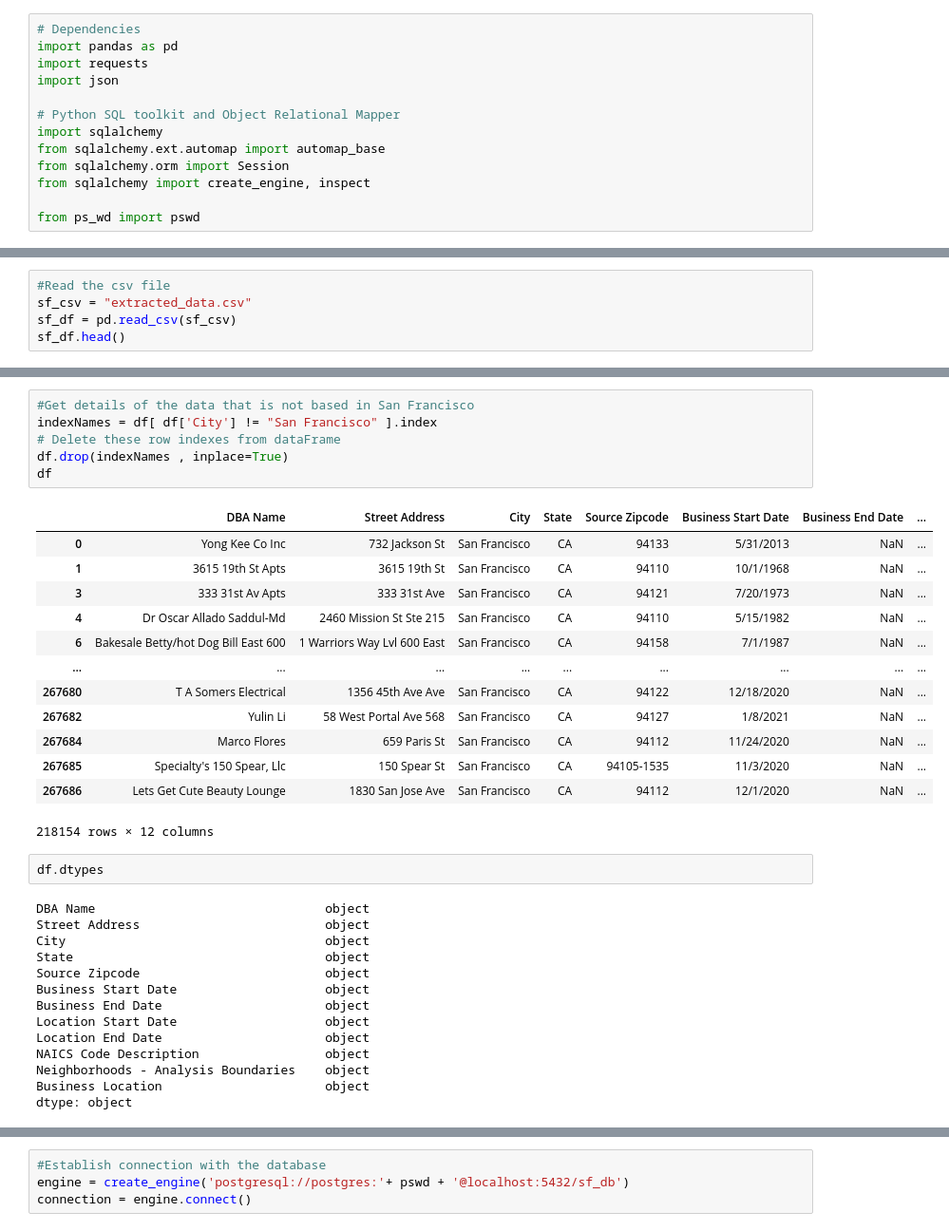
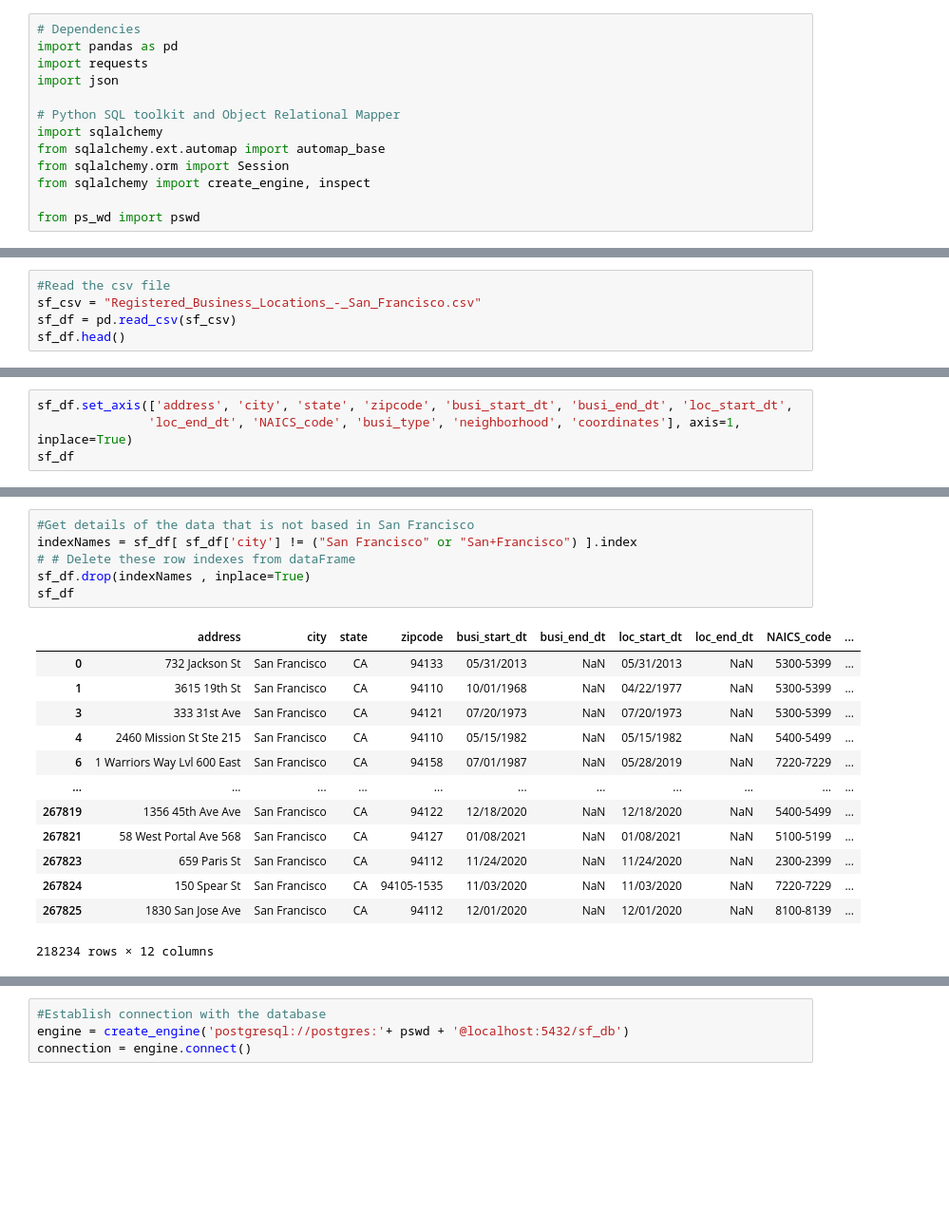
Before and after one commit to katrinan029/project-shutdown, a Jupyter notebook: flask_app/database.ipynb, the cells around one changed output, grey strips where cells are left out. Shown at 95% size. Saved outputs shown, nothing was run; the diff lists cells and outputs as text; blank space fills up the shorter version.

```diff
--- a/flask_app/database.ipynb
+++ b/flask_app/database.ipynb
@@ -42,6 +24,6 @@ print(json.dumps(sf_data, indent=4, sort_keys=True))
 # %%
 #Read the csv file
-sf_csv = "extracted_data.csv"
+sf_csv = "Registered_Business_Locations_-_San_Francisco.csv"
 sf_df = pd.read_csv(sf_csv)
 sf_df.head()
 # %% [output]
@@ -80,0 +65,4 @@ df
+# %%
+sf_df.set_axis(['address', 'city', 'state', 'zipcode', 'busi_start_dt', 'busi_end_dt', 'loc_start_dt',
+               'loc_end_dt', 'NAICS_code', 'busi_type', 'neighborhood', 'coordinates'], axis=1, inplace=True)
+sf_df
@@ -81,36 +83,20 @@ df
 # %%
 #Get details of the data that is not based in San Francisco
-indexNames = df[ df['City'] != "San Francisco" ].index
-# Delete these row indexes from dataFrame
-df.drop(indexNames , inplace=True)
-df
+indexNames = sf_df[ sf_df['city'] != ("San Francisco" or "San+Francisco") ].index
+# # Delete these row indexes from dataFrame
+sf_df.drop(indexNames , inplace=True)
+sf_df
 # %% [output]
-|  | DBA Name | Street Address | City | State | Source Zipcode | Business Start Date | Business End Date | ... |
-| 0 | Yong Kee Co Inc | 732 Jackson St | San Francisco | CA | 94133 | 5/31/2013 | NaN | ... |
-| 1 | 3615 19th St Apts | 3615 19th St | San Francisco | CA | 94110 | 10/1/1968 | NaN | ... |
-| 3 | 333 31st Av Apts | 333 31st Ave | San Francisco | CA | 94121 | 7/20/1973 | NaN | ... |
-| 4 | Dr Oscar Allado Saddul-Md | 2460 Mission St Ste 215 | San Francisco | CA | 94110 | 5/15/1982 | NaN | ... |
-| 6 | Bakesale Betty/hot Dog Bill East 600 | 1 Warriors Way Lvl 600 East | San Francisco | CA | 94158 | 7/1/1987 | NaN | ... |
-| ... | ... | ... | ... | ... | ... | ... | ... | ... |
-| 267680 | T A Somers Electrical | 1356 45th Ave Ave | San Francisco | CA | 94122 | 12/18/2020 | NaN | ... |
-| 267682 | Yulin Li | 58 West Portal Ave 568 | San Francisco | CA | 94127 | 1/8/2021 | NaN | ... |
-| 267684 | Marco Flores | 659 Paris St | San Francisco | CA | 94112 | 11/24/2020 | NaN | ... |
-| 267685 | Specialty's 150 Spear, Llc | 150 Spear St | San Francisco | CA | 94105-1535 | 11/3/2020 | NaN | ... |
-| 267686 | Lets Get Cute Beauty Lounge | 1830 San Jose Ave | San Francisco | CA | 94112 | 12/1/2020 | NaN | ... |
+|  | address | city | state | zipcode | busi_start_dt | busi_end_dt | loc_start_dt | loc_end_dt | NAICS_code | ... |
+| 0 | 732 Jackson St | San Francisco | CA | 94133 | 05/31/2013 | NaN | 05/31/2013 | NaN | 5300-5399 | ... |
+| 1 | 3615 19th St | San Francisco | CA | 94110 | 10/01/1968 | NaN | 04/22/1977 | NaN | 5300-5399 | ... |
+| 3 | 333 31st Ave | San Francisco | CA | 94121 | 07/20/1973 | NaN | 07/20/1973 | NaN | 5300-5399 | ... |
+| 4 | 2460 Mission St Ste 215 | San Francisco | CA | 94110 | 05/15/1982 | NaN | 05/15/1982 | NaN | 5400-5499 | ... |
+| 6 | 1 Warriors Way Lvl 600 East | San Francisco | CA | 94158 | 07/01/1987 | NaN | 05/28/2019 | NaN | 7220-7229 | ... |
+| ... | ... | ... | ... | ... | ... | ... | ... | ... | ... | ... |
+| 267819 | 1356 45th Ave Ave | San Francisco | CA | 94122 | 12/18/2020 | NaN | 12/18/2020 | NaN | 5400-5499 | ... |
+| 267821 | 58 West Portal Ave 568 | San Francisco | CA | 94127 | 01/08/2021 | NaN | 01/08/2021 | NaN | 5100-5199 | ... |
+| 267823 | 659 Paris St | San Francisco | CA | 94112 | 11/24/2020 | NaN | 11/24/2020 | NaN | 2300-2399 | ... |
+| 267824 | 150 Spear St | San Francisco | CA | 94105-1535 | 11/03/2020 | NaN | 11/03/2020 | NaN | 7220-7229 | ... |
+| 267825 | 1830 San Jose Ave | San Francisco | CA | 94112 | 12/01/2020 | NaN | 12/01/2020 | NaN | 8100-8139 | ... |
-218154 rows × 12 columns
+218234 rows × 12 columns
-# %%
-df.dtypes
-# %% [output]
-DBA Name                               object
-Street Address                         object
-City                                   object
-State                                  object
-Source Zipcode                         object
-Business Start Date                    object
-Business End Date                      object
-Location Start Date                    object
-Location End Date                      object
-NAICS Code Description                 object
-Neighborhoods - Analysis Boundaries    object
-Business Location                      object
-dtype: object
```
Also changed, not shown: parts of 20 cells of this notebook, 4 other files.
